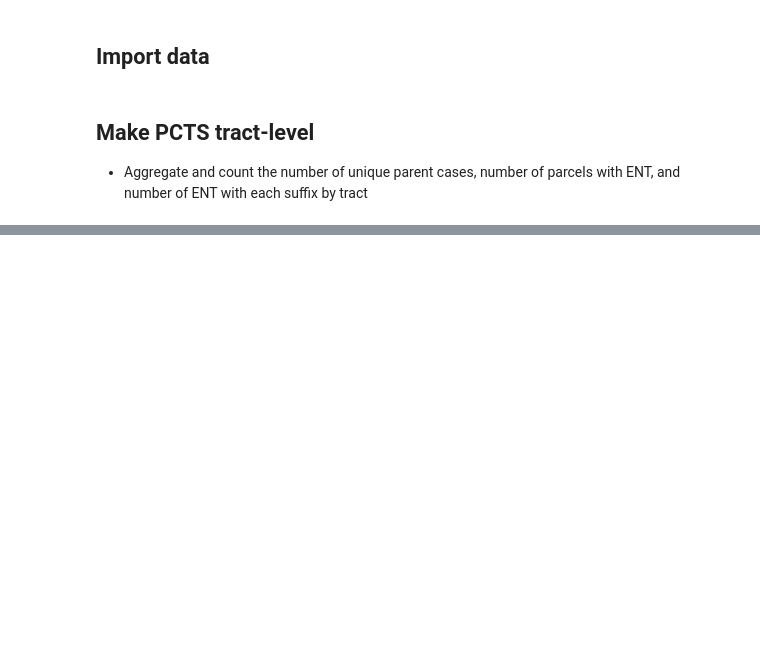
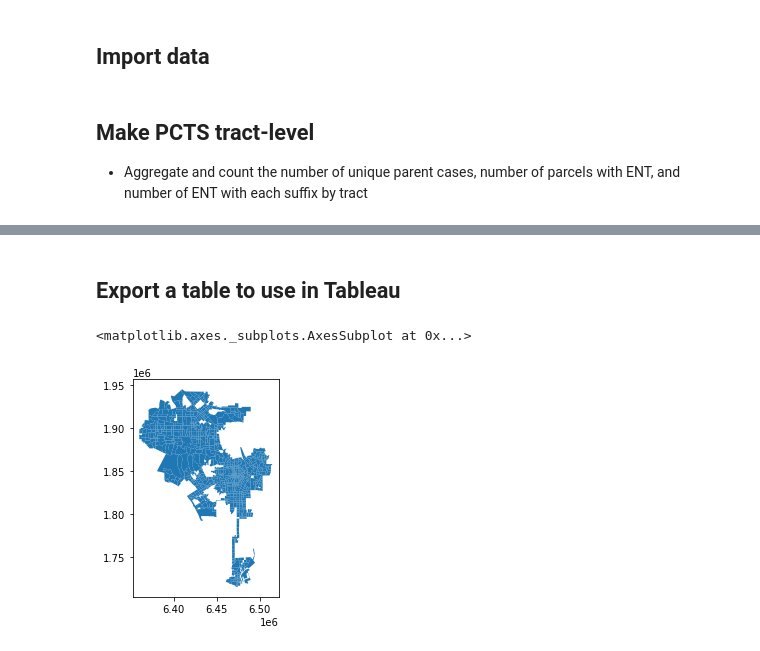
Before and after one commit to CityOfLosAngeles/planning-entitlements, a Jupyter notebook: notebooks/merge-with-census.ipynb, the cells around one changed output, grey strips where cells are left out. Cells and saved outputs as stored; diff of their text form; code cells hidden in the pictures; blank space fills up the shorter version.

```diff
--- a/notebooks/merge-with-census.ipynb
+++ b/notebooks/merge-with-census.ipynb
@@ -90,2 +111,18 @@ df.head()
 # %%
 df.to_parquet(f's3://{bucket_name}/data/final/pcts_with_census.parquet')
+# %% [markdown]
+## Export a table to use in Tableau
+# %%
+df = pd.read_parquet(f's3://{bucket_name}/data/final/pcts_with_census.parquet')
+tracts = catalog.census_tracts.read()
+# %%
+df = pd.merge(df, tracts[['GEOID10', 'geometry']],
+              left_on = 'GEOID', right_on = 'GEOID10', how = 'inner', validate = 'm:1')
+# %%
+df = gpd.GeoDataFrame(df)
+df.crs = {'init':'epsg:2229'}
+# %%
+df.plot()
+# %% [output]
+<matplotlib.axes._subplots.AxesSubplot at 0x...>
+[figure, added]
```
Also changed, not shown: parts of 9 cells of this notebook.
